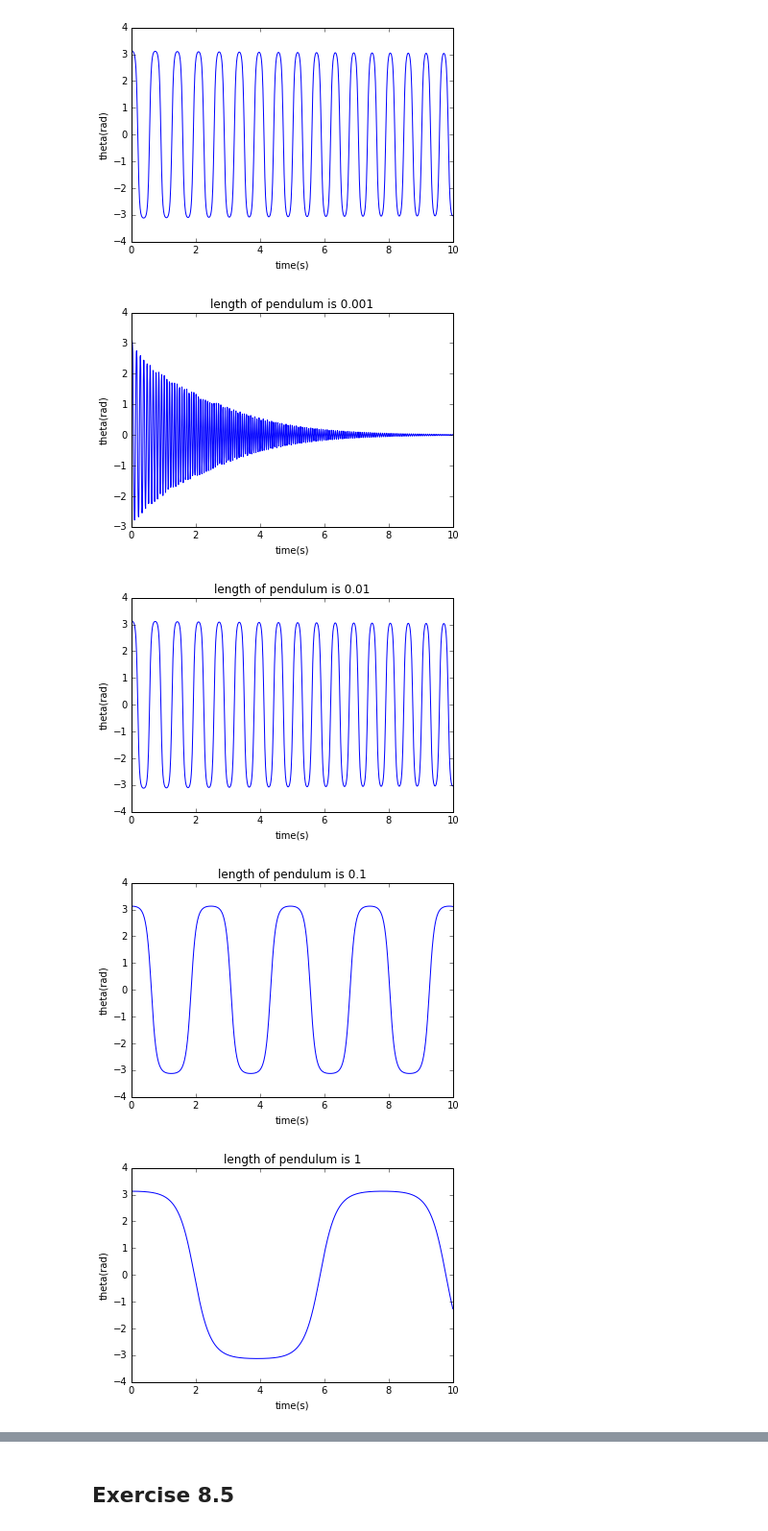
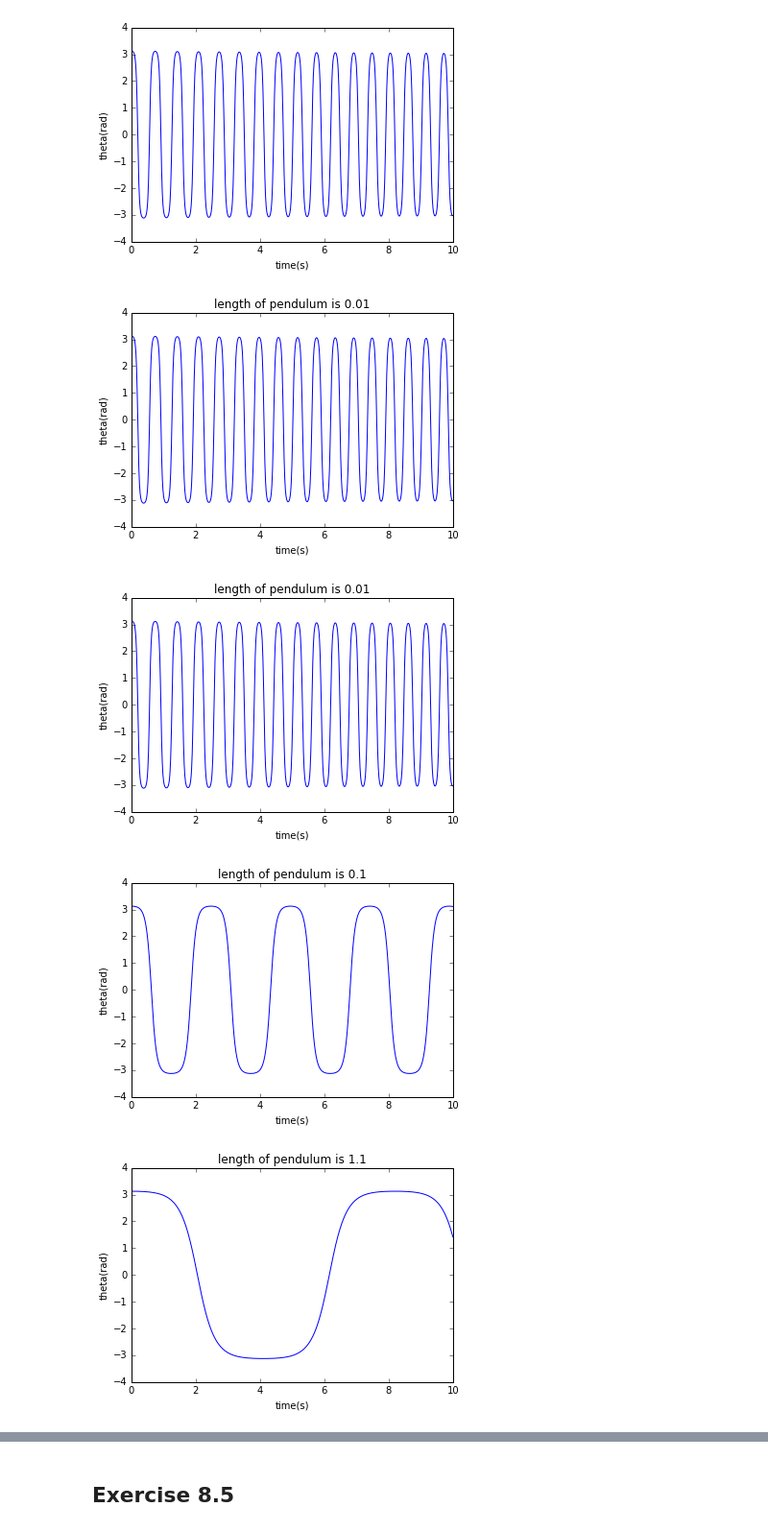
Before and after one commit to chan8005/Labs, a Jupyter notebook: Lab-Week-9/Lab_Exercises_Week_9.ipynb, the cells around one changed output, grey strips where cells are left out. Shown: that part at 96% size. Saved outputs shown, nothing was run; the diff lists cells and outputs as text; code cells hidden in the pictures.

```diff
--- a/Lab-Week-9/Lab_Exercises_Week_9.ipynb
+++ b/Lab-Week-9/Lab_Exercises_Week_9.ipynb
@@ -101,21 +114,21 @@ plt.ylabel("theta(rad)")
 [figure]
 # %%
 #Test cases: changing length of the pendulum string
-length=[.001,.01,.1,1]
+length=[.01,.01,.1,1.10]
 
 for i in length:
 
-    rtpoints= solve_coupled(pendulum,2,r0,interval,1000,i,order=4)      # use solve coupled func to do 4ht order Kunge-Kutta
-    r= rtpoints[:,1]                                    # unpacking the values from solve_coupled into individual r and t arrays
+    rtpoints= solve_coupled(pendulum,2,r0,interval,1000,i,order=4)
+    r= rtpoints[:,1]
     t= rtpoints[:,0]
 
     plt.plot(t,r)
     plt.xlabel("time(s)")
     plt.ylabel("theta(rad)")
     plt.title("length of pendulum is {}".format(i))
     plt.show()
 # %% [output]
-[figure, old version]
+[figure, new version]
 [figure]
 [figure]
-[figure, old version]
+[figure, new version]
```
Also changed, not shown: parts of 9 cells of this notebook.
